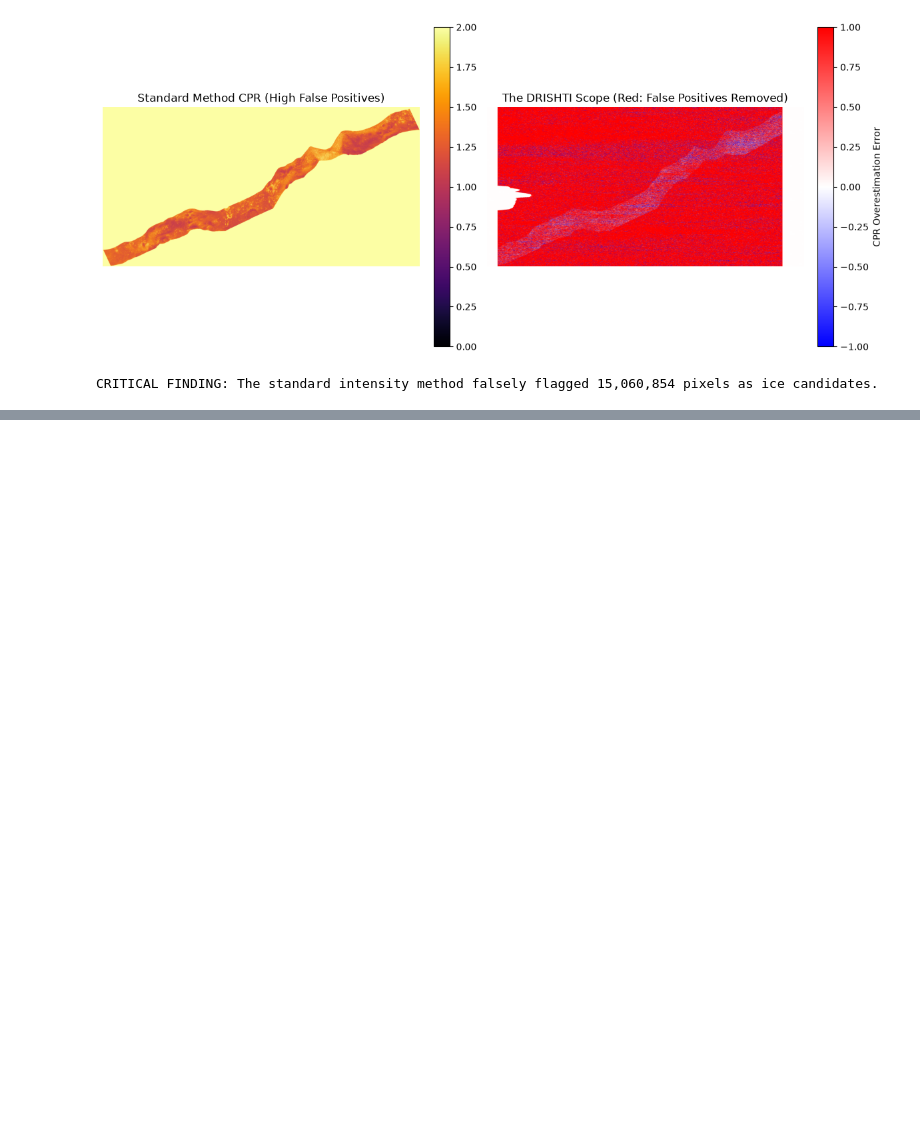
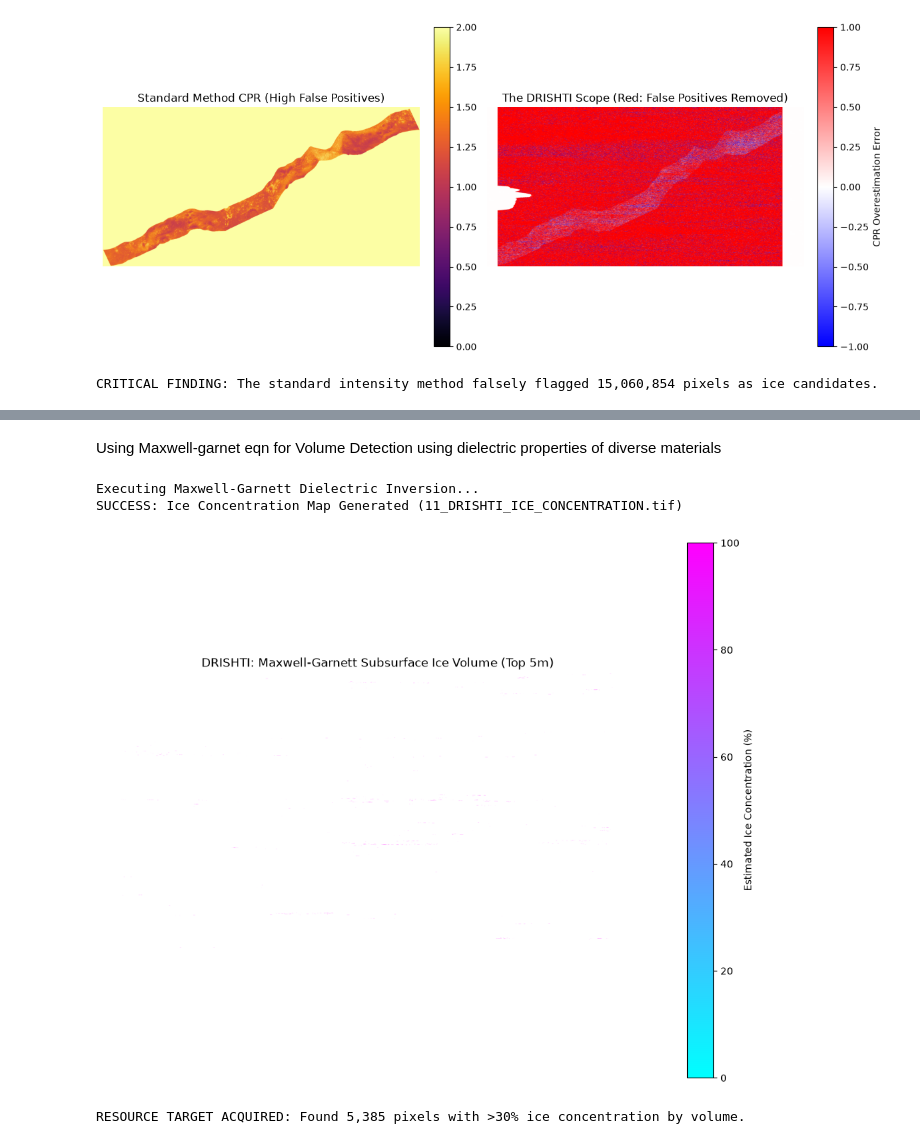
Before and after one commit to Deepmalya2506/DRISHTI, a Jupyter notebook: DRISHTI/science/processing.ipynb, the cells around one changed output, grey strips where cells are left out. Saved outputs shown, nothing was run; the diff lists cells and outputs as text; code cells hidden in the pictures; blank space fills up the shorter version.

Commit message:
Maxwell-Garnet Forward Modelling

```diff
--- a/DRISHTI/science/processing.ipynb
+++ b/DRISHTI/science/processing.ipynb
@@ -382,0 +408,58 @@ CRITICAL FINDING: The standard intensity method falsely flagged 15,060,854 pixel
+# %% [markdown]
+Using Maxwell-garnet eqn for Volume Detection using dielectric properties of diverse materials
+# %%
+# 2. Maxwell-Garnett Forward Modeling (Simplified Inversion for PoC)
+print("Executing Maxwell-Garnett Dielectric Inversion...")
+
+# Lunar physical constants
+eps_regolith = 2.7  # Host medium (porous silicate)
+eps_ice = 3.1       # Inclusions (water ice at 40K)
+
+# In radar polarimetry, Volume Scattering power (Y4R Vol) is proportional to the fractional volume of the inclusions and the dielectric contrast.
+# We normalize the volume scattering power against a theoretical max return (empirically derived from known dense ice deposits, approx 0.15 linear cross-pol)
+max_expected_vol_return = 0.15
+
+# Calculate the normalized volume fraction (f)
+# Note: This is a linear approximation of the MG inversion for demonstration in the PoC.
+# We constrain it strictly to pixels that passed the DRISHTI Ice Mask AND the NES0 mask.
+ice_fraction = np.where(
+    (ice_mask == 1) & valid_signal_mask,
+    (vol_scatter / max_expected_vol_return),
+    0.0
+)
+
+# Cap the fraction at 1.0 (100% ice) and convert to percentage
+ice_concentration = np.clip(ice_fraction, 0.0, 1.0) * 100.0
+
+# Save the Ice Concentration Map
+prof.update(dtype=rasterio.float32, nodata=0.0)
+with rasterio.open("11_DRISHTI_ICE_CONCENTRATION.tif", 'w', **prof) as dst:
+    dst.write(ice_concentration.astype(rasterio.float32), 1)
+
+print("SUCCESS: Ice Concentration Map Generated (11_DRISHTI_ICE_CONCENTRATION.tif)")
+
+# 3. Visualizing the Payload
+plt.figure(figsize=(10, 8))
+
+# Mask 0 values with NaN so they display as background/transparent
+plot_data = np.where(ice_concentration == 0, np.nan, ice_concentration)
+
+plt.imshow(plot_data, cmap='cool', vmin=0, vmax=100)
+plt.colorbar(label="Estimated Ice Concentration (%)")
+plt.title("DRISHTI: Maxwell-Garnett Subsurface Ice Volume (Top 5m)")
+plt.axis('off')
+
+# Set background color to black for lunar context
+plt.gca().set_facecolor('black')
+
+plt.tight_layout()
+plt.show()
+
+# Quantify the payload
+high_yield_pixels = np.sum(ice_concentration > 30.0)
+print(f"RESOURCE TARGET ACQUIRED: Found {high_yield_pixels:,} pixels with >30% ice concentration by volume.")
+# %% [output]
+Executing Maxwell-Garnett Dielectric Inversion...
+SUCCESS: Ice Concentration Map Generated (11_DRISHTI_ICE_CONCENTRATION.tif)
+[figure, added]
+RESOURCE TARGET ACQUIRED: Found 5,385 pixels with >30% ice concentration by volume.
```
Also changed, not shown: parts of 3 cells of this notebook.
